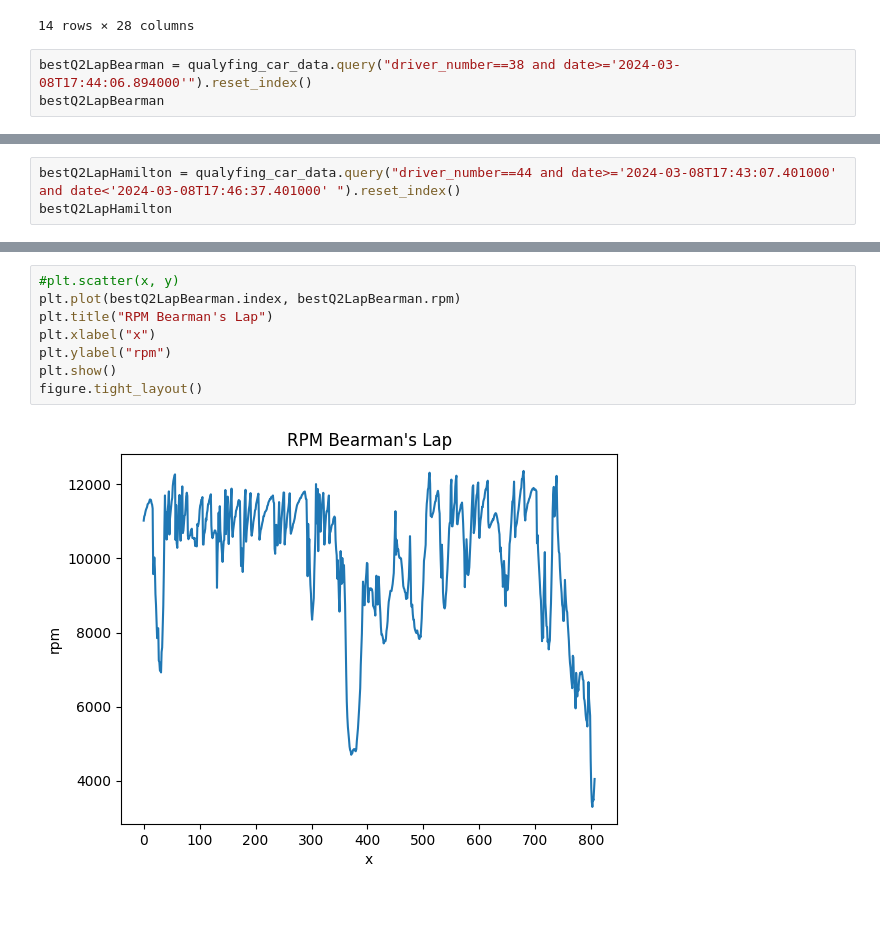
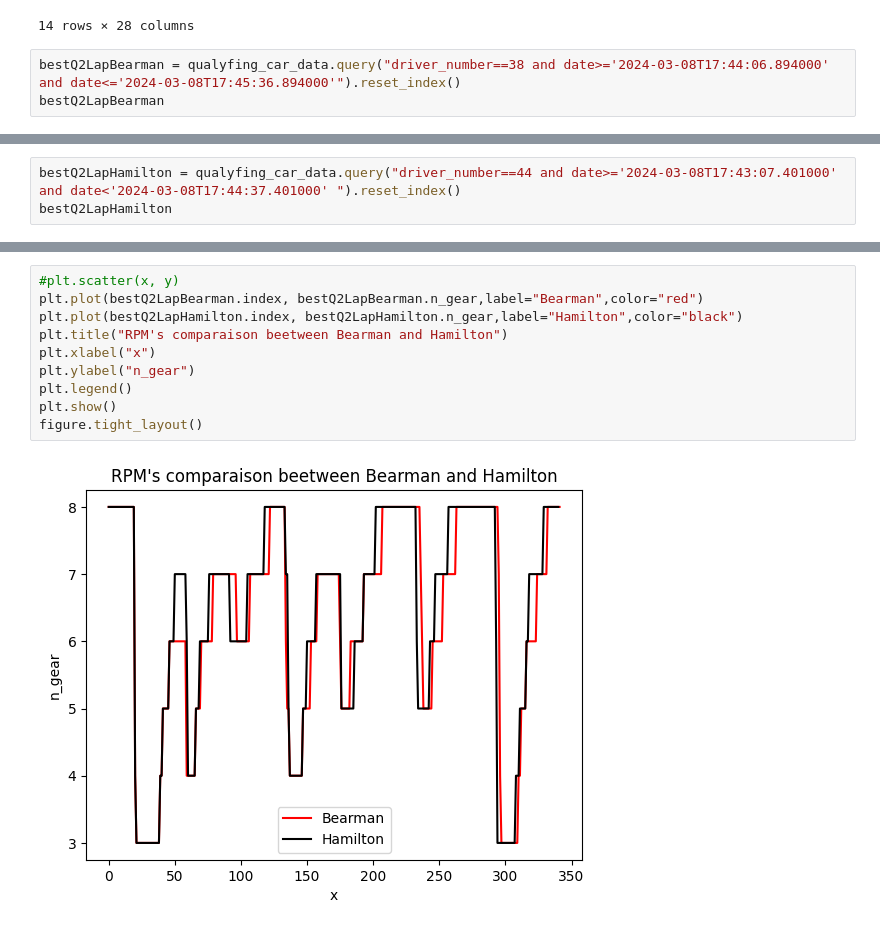
Before and after one commit to frankdelpiero/F1_notebooks, a Jupyter notebook: F1_24/SaudiArabia_Resume.ipynb, the cells around one changed output, grey strips where cells are left out. Drawn from its saved outputs; the diff is of its cells as text.

Commit message:
Added qualyfing and race analysis

```diff
--- a/F1_24/SaudiArabia_Resume.ipynb
+++ b/F1_24/SaudiArabia_Resume.ipynb
@@ -851,7 +849,7 @@ mergequalyQ2
 | 98 | 1230 | 9476 | 3 | 291.0 | 327.0 | 331.0 | 2024-03-08T17:36:18.703000 | 89.025 | ... |
 14 rows × 28 columns
 # %%
-bestQ2LapBearman = qualyfing_car_data.query("driver_number==38 and date>='2024-03-08T17:44:06.894000'").reset_index()
+bestQ2LapBearman = qualyfing_car_data.query("driver_number==38 and date>='2024-03-08T17:44:06.894000' and date<='2024-03-08T17:45:36.894000'").reset_index()
 bestQ2LapBearman
 # %% [output]
 |  | index | meeting_key | session_key | driver_number | date | rpm | speed | n_gear | throttle | ... |
@@ -870,5 +868,5 @@ bestQ2LapBearman
 # %%
-bestQ2LapHamilton = qualyfing_car_data.query("driver_number==44 and date>='2024-03-08T17:43:07.401000' and date<'2024-03-08T17:46:37.401000' ").reset_index()
+bestQ2LapHamilton = qualyfing_car_data.query("driver_number==44 and date>='2024-03-08T17:43:07.401000' and date<'2024-03-08T17:44:37.401000' ").reset_index()
 bestQ2LapHamilton
 # %% [output]
 |  | index | meeting_key | session_key | driver_number | date | rpm | speed | n_gear | throttle | ... |
@@ -933,10 +911,12 @@ location[0:50]
 # %%
 #plt.scatter(x, y)
-plt.plot(bestQ2LapBearman.index, bestQ2LapBearman.rpm)
-plt.title("RPM Bearman's Lap")
+plt.plot(bestQ2LapBearman.index, bestQ2LapBearman.n_gear,label="Bearman",color="red")
+plt.plot(bestQ2LapHamilton.index, bestQ2LapHamilton.n_gear,label="Hamilton",color="black")
+plt.title("RPM's comparaison beetween Bearman and Hamilton")
 plt.xlabel("x")
-plt.ylabel("rpm")
+plt.ylabel("n_gear")
+plt.legend()
 plt.show()
 figure.tight_layout()
 # %% [output]
-[figure, old version]
+[figure, new version]
```
Also changed, not shown: parts of 27 cells of this notebook.
